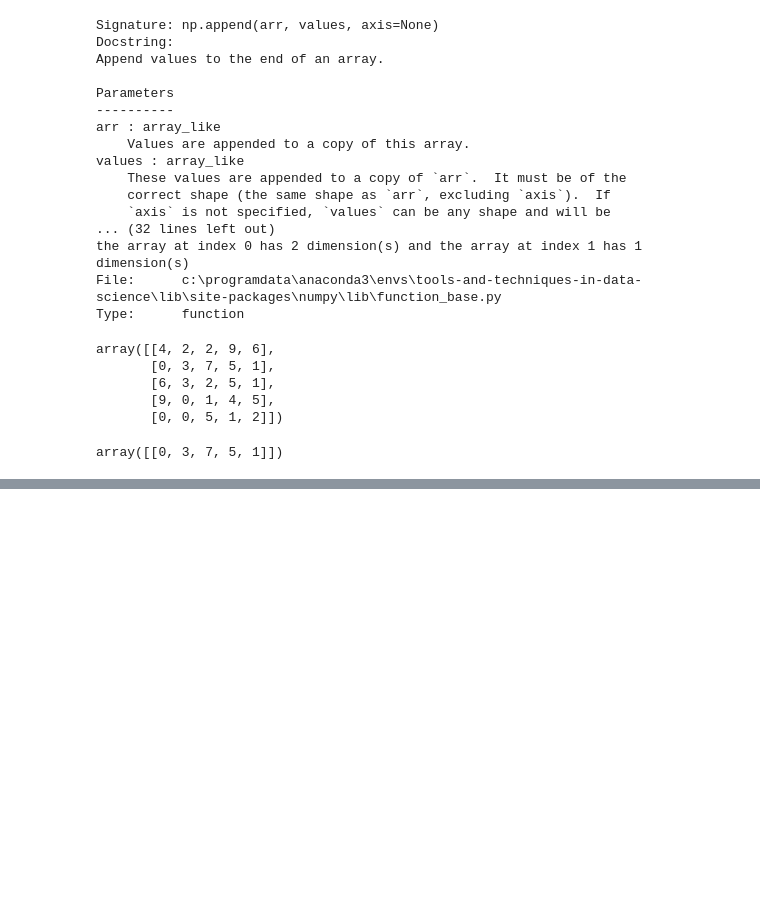
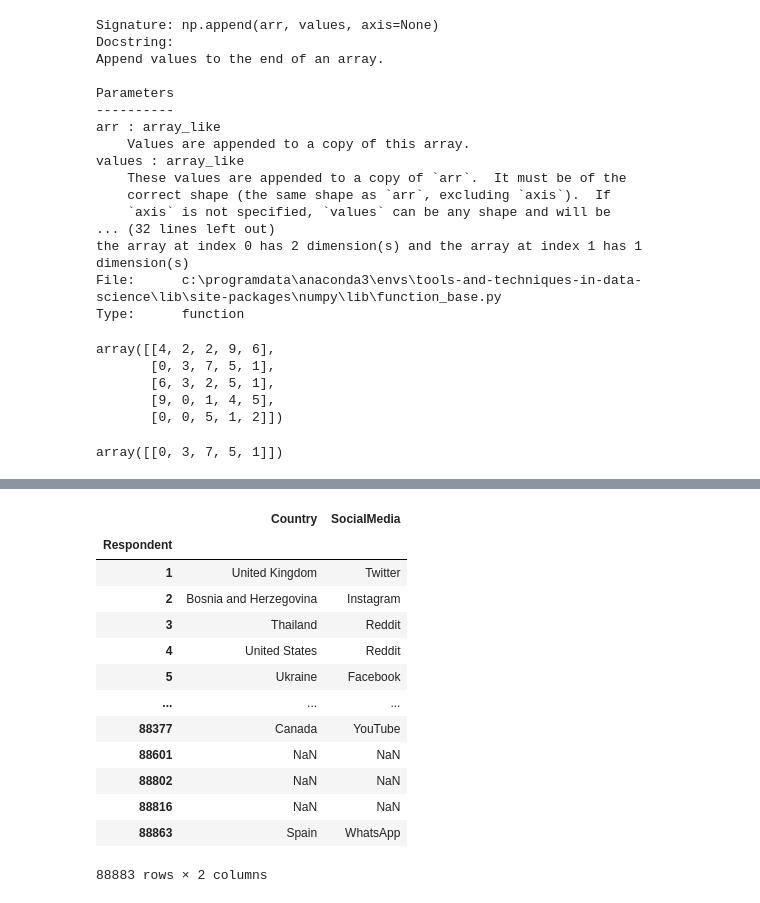
Before and after one commit to pseudo-usama/MSDSF21M520_Usama-Iftikhar-Butt, a Jupyter notebook: Test.ipynb, the cells around one changed output, grey strips where cells are left out. Drawn from its saved outputs; the diff is of its cells as text; code cells hidden in the pictures; blank space fills up the shorter version.

```diff
--- a/Test.ipynb
+++ b/Test.ipynb
@@ -531,0 +721,17 @@ x1, x2 : array_like
+# %%
+df[['Country', 'SocialMedia']]
+# %% [output]
+|  | Country | SocialMedia |
+| Respondent |  |  |
+| 1 | United Kingdom | Twitter |
+| 2 | Bosnia and Herzegovina | Instagram |
+| 3 | Thailand | Reddit |
+| 4 | United States | Reddit |
+| 5 | Ukraine | Facebook |
+| ... | ... | ... |
+| 88377 | Canada | YouTube |
+| 88601 | NaN | NaN |
+| 88802 | NaN | NaN |
+| 88816 | NaN | NaN |
+| 88863 | Spain | WhatsApp |
+88883 rows × 2 columns
```
Also changed, not shown: parts of 37 cells of this notebook.
